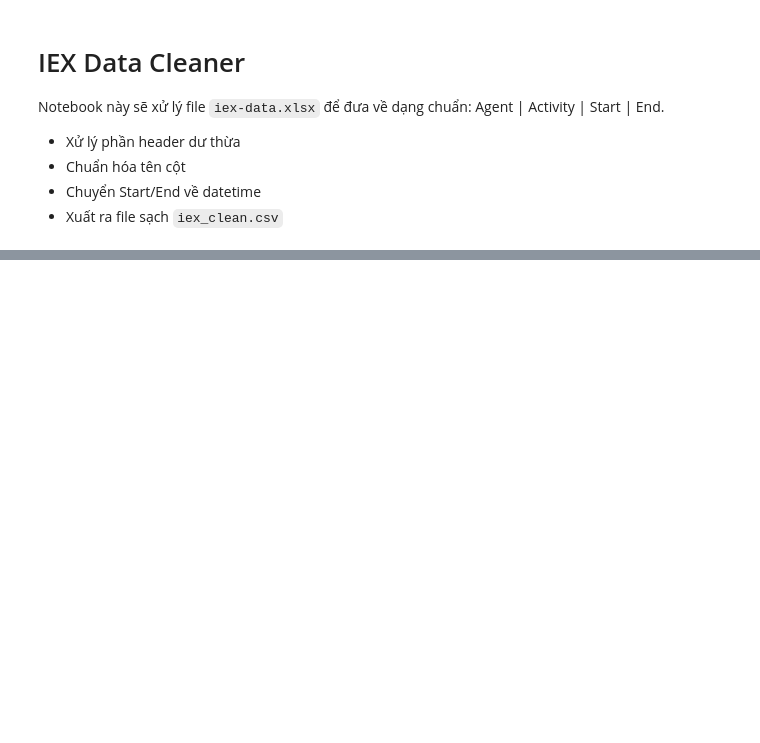
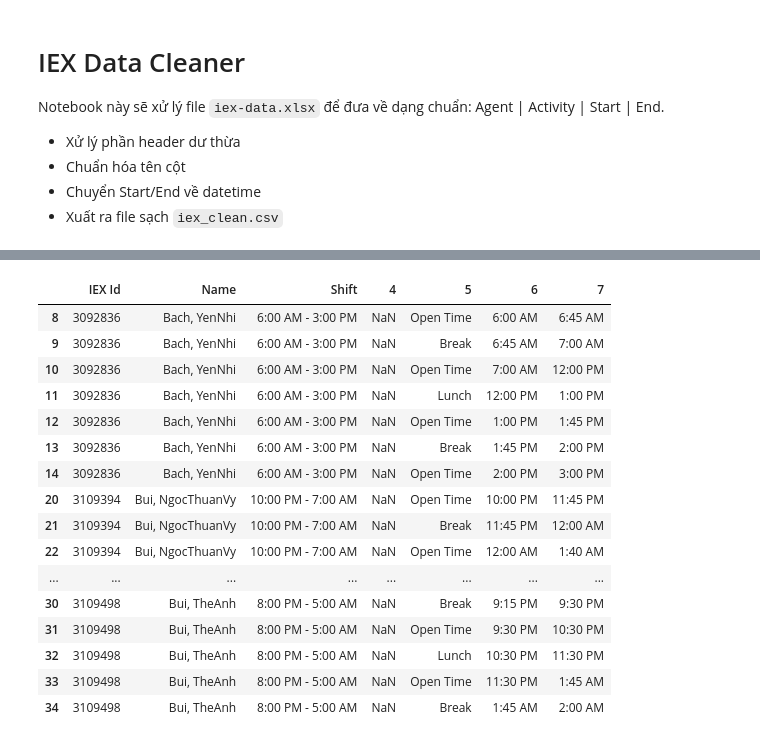
Before and after one commit to hoangvu2002/unscheduled-agent, a Jupyter notebook: iex_cleaner.ipynb, the cells around one changed output, grey strips where cells are left out. Cells and saved outputs as stored; diff of their text form; code cells hidden in the pictures; blank space fills up the shorter version.

```diff
--- a/iex_cleaner.ipynb
+++ b/iex_cleaner.ipynb
@@ -109,0 +183,39 @@ iex_df.head(20)
+# %%
+# Downfill IEX Id và Name trước
+iex_df["IEX Id"] = iex_df["IEX Id"].ffill()
+iex_df["Name"] = iex_df["Name"].ffill()
+
+# Shift: vừa upfill vừa downfill trong phạm vi từng IEX Id
+iex_df["Shift"] = (
+    iex_df.groupby("IEX Id")["Shift"]
+    .transform(lambda x: x.ffill().bfill())
+)
+
+# Remove cột 1,2,3
+iex_df = iex_df.drop(columns=[1, 2, 3])
+
+# Remove dòng Scheduled Activity
+iex_df = iex_df[iex_df[4] != "Scheduled Activity"]
+
+# Remove dòng mà 5,6,7 đều NaN
+iex_df = iex_df.dropna(subset=[5, 6, 7], how="all")
+
+iex_df.head(20)
+# %% [output]
+|  | IEX Id | Name | Shift | 4 | 5 | 6 | 7 |
+| 8 | 3092836 | Bach, YenNhi | 6:00 AM - 3:00 PM | NaN | Open Time | 6:00 AM | 6:45 AM |
+| 9 | 3092836 | Bach, YenNhi | 6:00 AM - 3:00 PM | NaN | Break | 6:45 AM | 7:00 AM |
+| 10 | 3092836 | Bach, YenNhi | 6:00 AM - 3:00 PM | NaN | Open Time | 7:00 AM | 12:00 PM |
+| 11 | 3092836 | Bach, YenNhi | 6:00 AM - 3:00 PM | NaN | Lunch | 12:00 PM | 1:00 PM |
+| 12 | 3092836 | Bach, YenNhi | 6:00 AM - 3:00 PM | NaN | Open Time | 1:00 PM | 1:45 PM |
+| 13 | 3092836 | Bach, YenNhi | 6:00 AM - 3:00 PM | NaN | Break | 1:45 PM | 2:00 PM |
+| 14 | 3092836 | Bach, YenNhi | 6:00 AM - 3:00 PM | NaN | Open Time | 2:00 PM | 3:00 PM |
+| 20 | 3109394 | Bui, NgocThuanVy | 10:00 PM - 7:00 AM | NaN | Open Time | 10:00 PM | 11:45 PM |
+| 21 | 3109394 | Bui, NgocThuanVy | 10:00 PM - 7:00 AM | NaN | Break | 11:45 PM | 12:00 AM |
+| 22 | 3109394 | Bui, NgocThuanVy | 10:00 PM - 7:00 AM | NaN | Open Time | 12:00 AM | 1:40 AM |
+| ... | ... | ... | ... | ... | ... | ... | ... |
+| 30 | 3109498 | Bui, TheAnh | 8:00 PM - 5:00 AM | NaN | Break | 9:15 PM | 9:30 PM |
+| 31 | 3109498 | Bui, TheAnh | 8:00 PM - 5:00 AM | NaN | Open Time | 9:30 PM | 10:30 PM |
+| 32 | 3109498 | Bui, TheAnh | 8:00 PM - 5:00 AM | NaN | Lunch | 10:30 PM | 11:30 PM |
+| 33 | 3109498 | Bui, TheAnh | 8:00 PM - 5:00 AM | NaN | Open Time | 11:30 PM | 1:45 AM |
+| 34 | 3109498 | Bui, TheAnh | 8:00 PM - 5:00 AM | NaN | Break | 1:45 AM | 2:00 AM |
```
Also changed, not shown: parts of 3 cells of this notebook, 1 other file.
